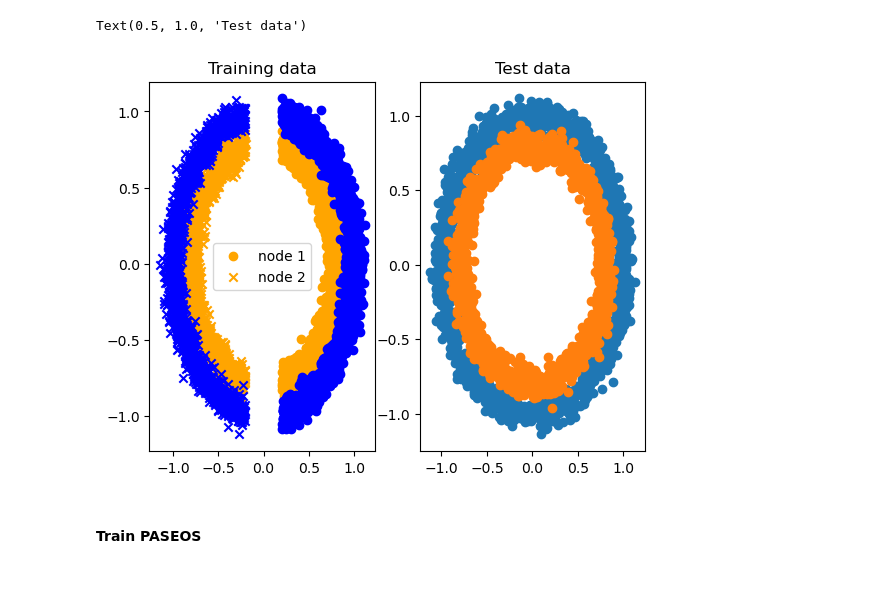
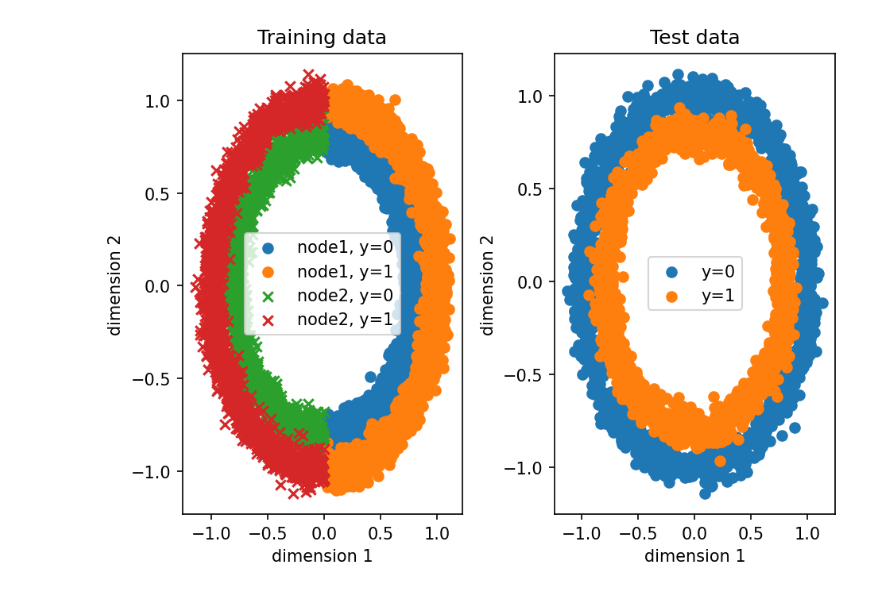
Before and after one commit to aidotse/PASEOS, a Jupyter notebook: examples/Learning_example/learning_example.ipynb, the cells around one changed output. Cells and saved outputs as stored; diff of their text form; code cells hidden in the pictures.

```diff
--- a/examples/Learning_example/learning_example.ipynb
+++ b/examples/Learning_example/learning_example.ipynb
@@ -83,17 +25,14 @@ class Node:
 # %%
 # Speed up simulation
 paseos_cfg = paseos.load_default_cfg()  # loading paseos cfg to modify defaults
-paseos_cfg.sim.time_multiplier = 200
+paseos_cfg.sim.time_multiplier = 1000
+
+power_consumption_in_watt = 5
 
 # Create nodes
-pos1 = [0, 10000000, 0]
-vel1 = [0, 0, 8000.0]
-node1 = Node(1, [pos1, vel1], paseos_cfg)
+pos1 = [-6361974.5152151017, 52215.393130868499, -345258.19754751836]
+vel = [433.46690432313761, 1180.9649876192523, -7808.7670808152052]
+node1 = Node(1, [pos1, vel], paseos_cfg, power_consumption_in_watt)
 
-pos2 = [0, -10000000, 0]
-vel2 = [0, 0, 8000.0]
-node2 = Node(2, [pos2, vel2], paseos_cfg)
-
-# make the nodes aware of each other
-node1.add_node(node2)
-node2.add_node(node1)
+pos2 = [6361974.5152151017, -52215.393130868615, 345258.19754751911]
+node2 = Node(2, [pos2, vel], paseos_cfg, power_consumption_in_watt)
@@ -118,26 +45,30 @@ node2.add_node(node1)
 # %%
-from matplotlib import pyplot as plt
-fig, axes = plt.subplots(1,2)
+fig, axes = plt.subplots(1,2, dpi=150)
+prop_cycle = plt.rcParams['axes.prop_cycle']
+colors = prop_cycle.by_key()['color']
 
 X1 = np.asarray(node1.model.train_dataloader.dataset.X)
 y1 = np.asarray(node1.model.train_dataloader.dataset.y)
-axes[0].scatter(X1[y1==1,0], X1[y1==1,1], label = "node 1", color="orange")
-axes[0].scatter(X1[y1==0,0], X1[y1==0,1], color="blue")
+axes[0].scatter(X1[y1==1,0], X1[y1==1,1], label = "node1, y=0", color=colors[0])
+axes[0].scatter(X1[y1==0,0], X1[y1==0,1], label = "node1, y=1", color=colors[1])
 
 X2 = np.asarray(node2.model.train_dataloader.dataset.X)
 y2 = np.asarray(node2.model.train_dataloader.dataset.y)
-axes[0].scatter(X2[y2==1,0], X2[y2==1,1],marker='x', label = "node 2", color="orange")
-axes[0].scatter(X2[y2==0,0], X2[y2==0,1],marker='x', color="blue")
+axes[0].scatter(X2[y2==1,0], X2[y2==1,1],marker='x', label = "node2, y=0", color=colors[2])
+axes[0].scatter(X2[y2==0,0], X2[y2==0,1],marker='x', label = "node2, y=1", color=colors[3])
 axes[0].set_title("Training data")
+axes[0].set_xlabel("dimension 1")
+axes[0].set_ylabel("dimension 2")
 axes[0].legend()
 
 X = np.asarray(node1.model.test_dataloader.dataset.X)
 y = np.asarray(node1.model.test_dataloader.dataset.y)
-axes[1].scatter(X[y==0,0], X[y==0,1])
-axes[1].scatter(X[y==1,0], X[y==1,1])
+axes[1].scatter(X[y==0,0], X[y==0,1], label= "y=0")
+axes[1].scatter(X[y==1,0], X[y==1,1], label= "y=1")
 axes[1].set_title("Test data")
+axes[1].set_xlabel("dimension 1")
+axes[1].set_ylabel("dimension 2")
+axes[1].legend();
+fig.tight_layout()
 # %% [output]
-Text(0.5, 1.0, 'Test data')
-[figure, old version]
+[figure, new version]
-# %% [markdown]
-#### Train PASEOS
```
Also changed, not shown: parts of 15 cells of this notebook, 2 other files.
